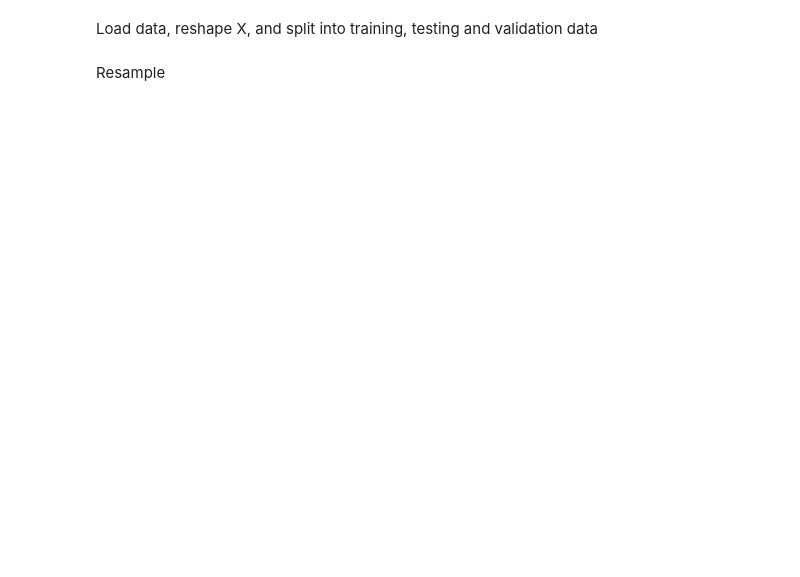
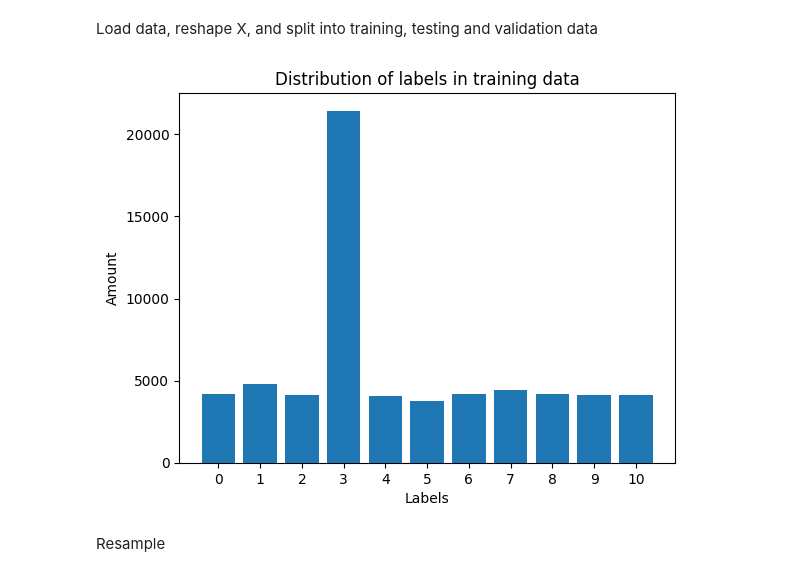
Before and after one commit to SigurdTorsnes/Digit-recognizer, a Jupyter notebook: model_selection.ipynb, the cells around one changed output. Drawn from its saved outputs; the diff is of its cells as text; code cells hidden in the pictures; blank space fills up the shorter version.

```diff
--- a/model_selection.ipynb
+++ b/model_selection.ipynb
@@ -40,0 +30,37 @@ potential_models = pd.DataFrame(columns=['Classifier name','Accuracy score','F1
+# %%
+#create two different dataframe of majority and minority class
+# X_majority = X_train[(y_train==3)]
+X_minority = X_train[(y_train==8)]
+
+
+
+X_remaining = X_train[(y_train!=8)]
+y_remaining = y_train[(y_train!=8)]
+# average_amount = len(y_remaining)//10
+# X_majority_downsampled = resample(X_majority, replace=True, n_samples= average_amount, random_state=42)
+# y_majority_downsampled = np.full(X_majority_downsampled.shape[0],3,dtype='int64')
+
+# X_remaining = X_train[(y_train!=8)]
+# y_remaining = y_train[(y_train!=8)]
+
+average_amount = len(y_remaining[(y_remaining!=3)])//9 # We create this so we can resample to the average amount of occorences of labels
+X_minority_upsampled = resample(X_minority, replace=True, n_samples= average_amount, random_state=42)
+y_minority_upsampled = np.full(X_minority_upsampled.shape[0],8,dtype='int64')
+
+# X_train= np.concatenate([X_remaining, X_minority_upsampled,X_majority_downsampled])
+# y_train= np.concatenate([y_remaining, y_minority_upsampled,y_majority_downsampled])
+
+X_train= np.concatenate([X_remaining, X_minority_upsampled])
+y_train= np.concatenate([y_remaining, y_minority_upsampled])
+
+rg = np.arange(0,11)
+labels = pd.DataFrame(y_train).value_counts().sort_index().values
+fig = plt.figure()
+plt.xticks(rg)
+plt.bar(rg,labels) # Using bar because histogram combined columns 9 and 10
+plt.title('Distribution of labels in training data')
+plt.xlabel('Labels')
+plt.ylabel('Amount')
+plt.show()
+# %% [output]
+[figure, added]
```
Also changed, not shown: parts of 13 cells of this notebook, 1 other file.
